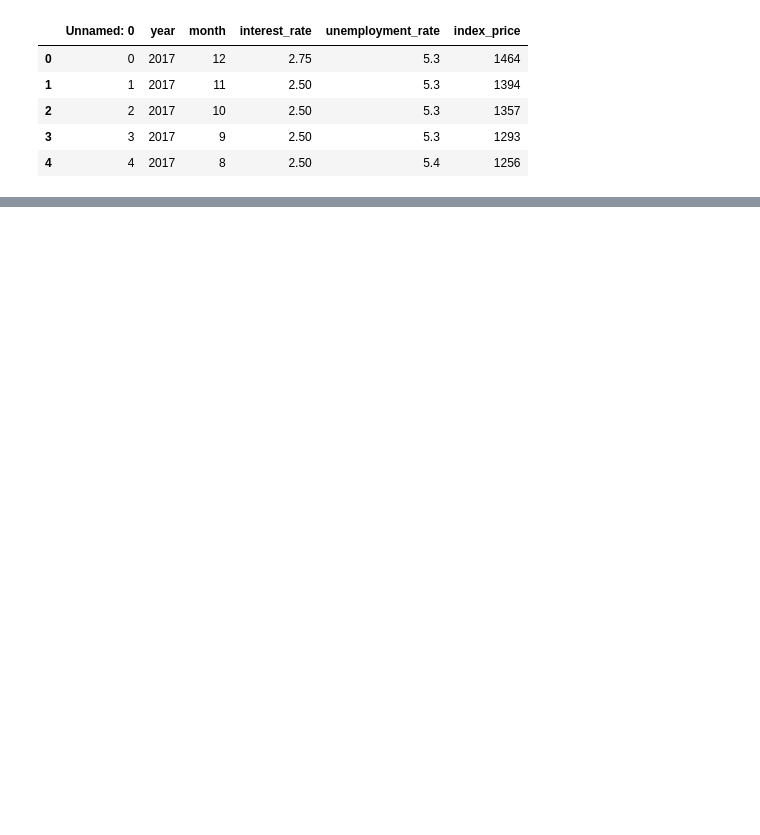
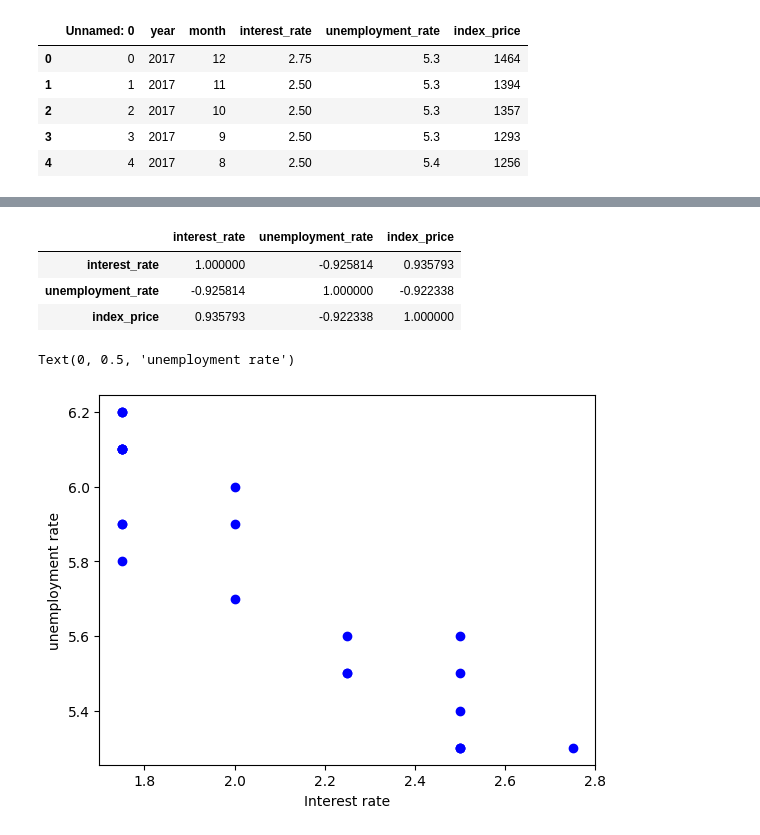
Before and after one commit to debmalyaa29/linear-Regression, a Jupyter notebook: Multiple-Linear-Regression/practical.ipynb, the cells around one changed output, grey strips where cells are left out. Cells and saved outputs as stored; diff of their text form; code cells hidden in the pictures; blank space fills up the shorter version.

```diff
--- a/Multiple-Linear-Regression/practical.ipynb
+++ b/Multiple-Linear-Regression/practical.ipynb
@@ -16,0 +57,15 @@ df_index.head()
+# %%
+df_index.corr()
+# %% [output]
+|  | interest_rate | unemployment_rate | index_price |
+| interest_rate | 1.000000 | -0.925814 | 0.935793 |
+| unemployment_rate | -0.925814 | 1.000000 | -0.922338 |
+| index_price | 0.935793 | -0.922338 | 1.000000 |
+# %%
+##visualising the datapoint more closely
+plt.scatter(df_index['interest_rate'],df_index['unemployment_rate'],color='blue')
+plt.xlabel("Interest rate")
+plt.ylabel("unemployment rate")
+# %% [output]
+Text(0, 0.5, 'unemployment rate')
+[figure, added]
```
Also changed, not shown: parts of 17 cells of this notebook.
